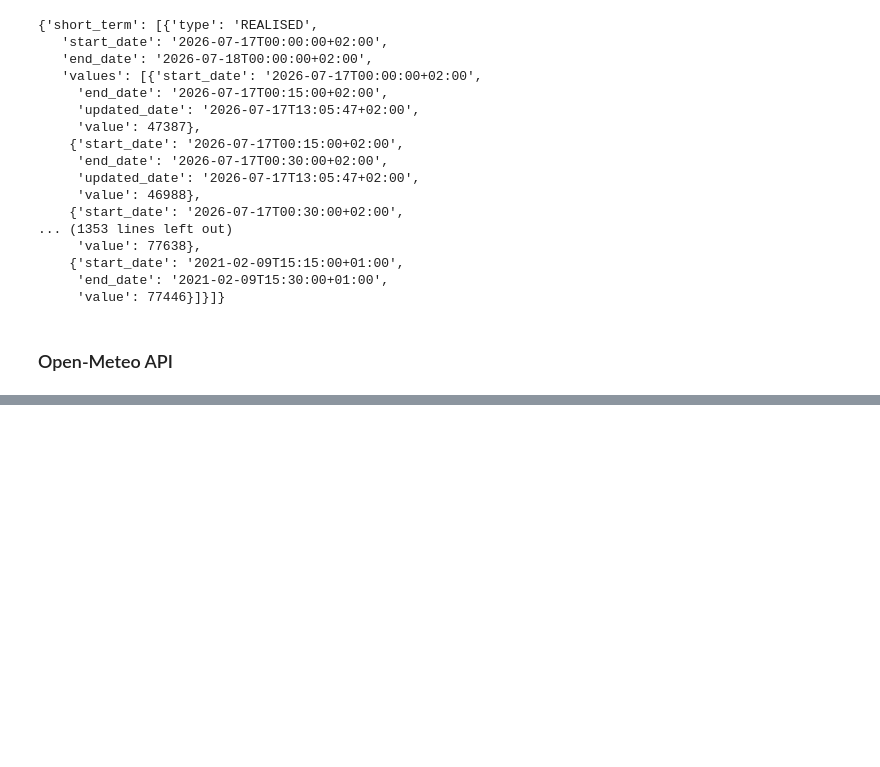
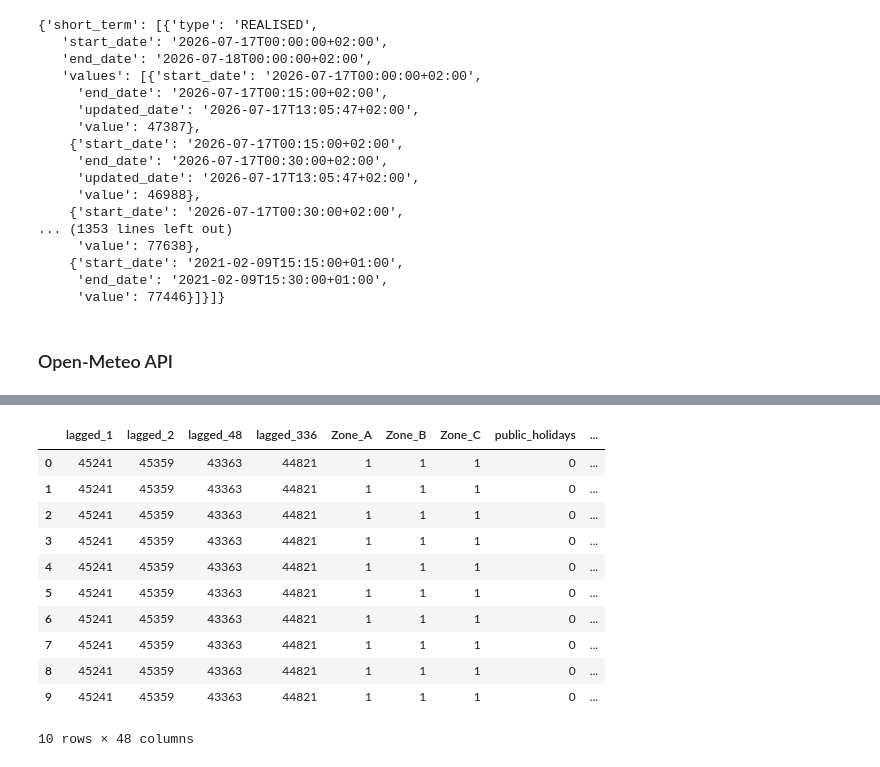
Before and after one commit to Marwane-ELM/energy_peak_prediction_fr, a Jupyter notebook: notebooks/api_experiments.ipynb, the cells around one changed output, grey strips where cells are left out. Saved outputs shown, nothing was run; the diff lists cells and outputs as text; code cells hidden in the pictures; blank space fills up the shorter version.

```diff
--- a/notebooks/api_experiments.ipynb
+++ b/notebooks/api_experiments.ipynb
@@ -402,3 +389,18 @@ Timezone difference to GMT+0: 3600s
+# %%
+pred
+# %% [output]
+|  | lagged_1 | lagged_2 | lagged_48 | lagged_336 | Zone_A | Zone_B | Zone_C | public_holidays | ... |
+| 0 | 45241 | 45359 | 43363 | 44821 | 1 | 1 | 1 | 0 | ... |
+| 1 | 45241 | 45359 | 43363 | 44821 | 1 | 1 | 1 | 0 | ... |
+| 2 | 45241 | 45359 | 43363 | 44821 | 1 | 1 | 1 | 0 | ... |
+| 3 | 45241 | 45359 | 43363 | 44821 | 1 | 1 | 1 | 0 | ... |
+| 4 | 45241 | 45359 | 43363 | 44821 | 1 | 1 | 1 | 0 | ... |
+| 5 | 45241 | 45359 | 43363 | 44821 | 1 | 1 | 1 | 0 | ... |
+| 6 | 45241 | 45359 | 43363 | 44821 | 1 | 1 | 1 | 0 | ... |
+| 7 | 45241 | 45359 | 43363 | 44821 | 1 | 1 | 1 | 0 | ... |
+| 8 | 45241 | 45359 | 43363 | 44821 | 1 | 1 | 1 | 0 | ... |
+| 9 | 45241 | 45359 | 43363 | 44821 | 1 | 1 | 1 | 0 | ... |
+10 rows × 48 columns
 # %%
 print(pred.columns)
 pred
```
Also changed, not shown: parts of 21 cells of this notebook, 2 other files.
